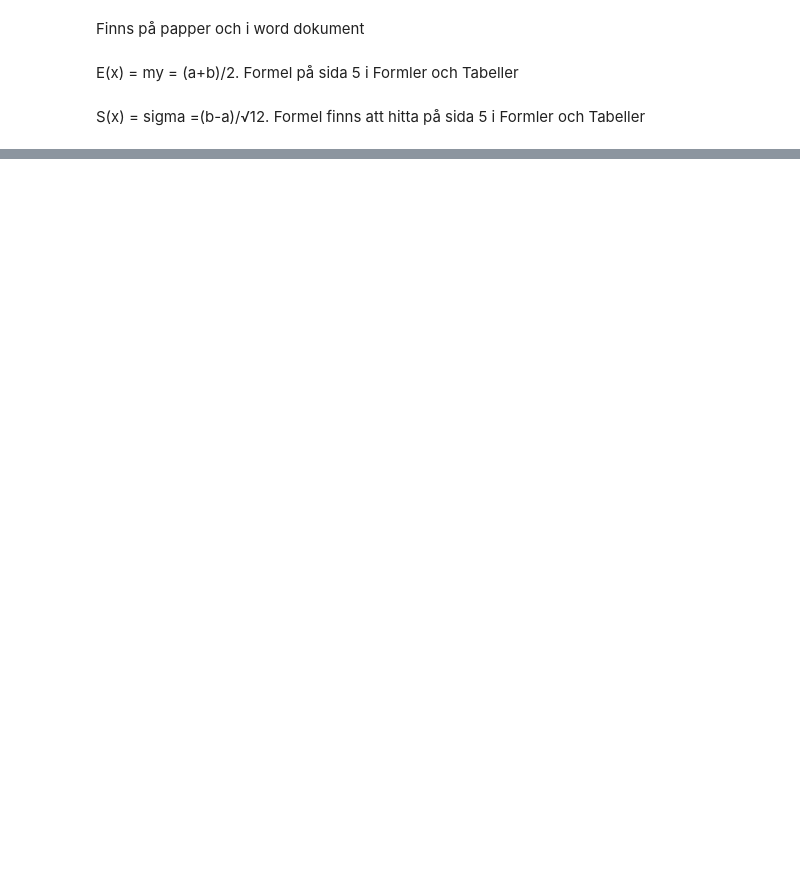
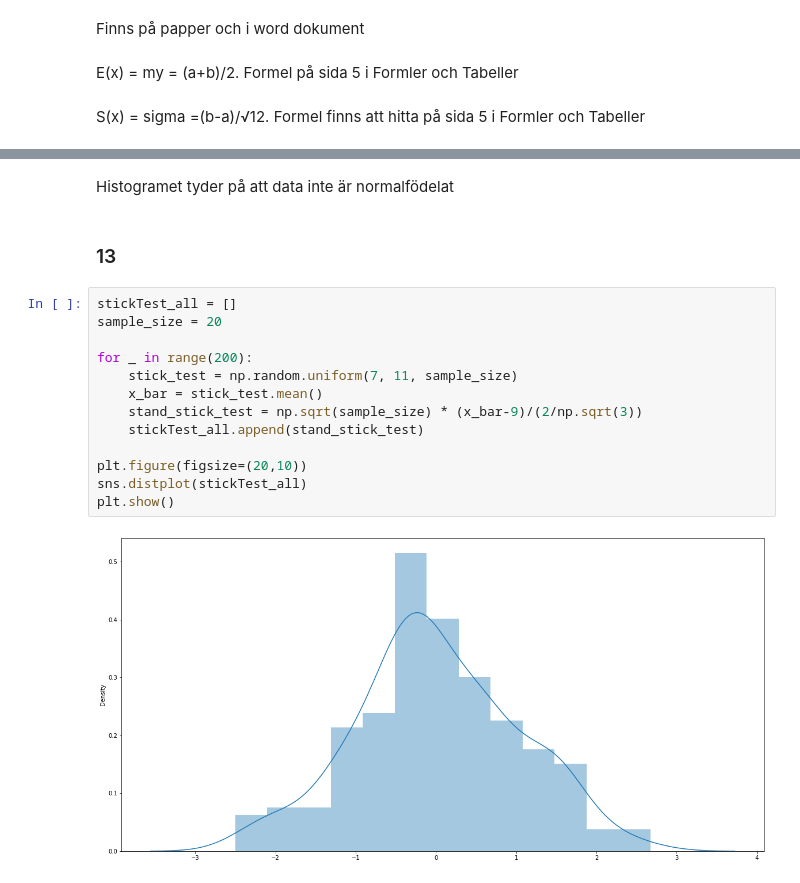
Before and after one commit to FabianAndersson17/statistiska-metoder, a Jupyter notebook: labb_statistiskametoder.ipynb, the cells around one changed output, grey strips where cells are left out. Cells and saved outputs as stored; diff of their text form; blank space fills up the shorter version.

```diff
--- a/labb_statistiskametoder.ipynb
+++ b/labb_statistiskametoder.ipynb
@@ -189,0 +217,19 @@ S(x) = sigma =(b-a)/√12. Formel finns att hitta på sida 5 i Formler och Tabel
+# %% [markdown]
+Histogramet tyder på att data inte är normalfödelat
+# %% [markdown]
+### 13
+# %%
+stickTest_all = []
+sample_size = 20
+
+for _ in range(200):
+    stick_test = np.random.uniform(7, 11, sample_size)
+    x_bar = stick_test.mean()
+    stand_stick_test = np.sqrt(sample_size) * (x_bar-9)/(2/np.sqrt(3))
+    stickTest_all.append(stand_stick_test)
+
+plt.figure(figsize=(20,10))
+sns.distplot(stickTest_all)
+plt.show()
+# %% [output]
+[figure, added]
```
Also changed, not shown: parts of 20 cells of this notebook.
